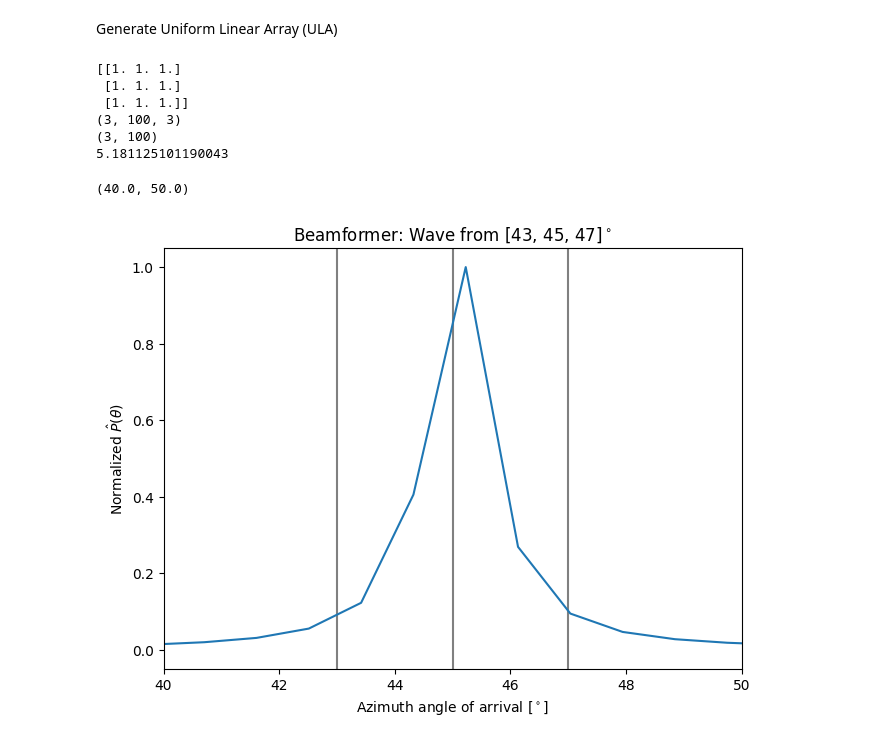
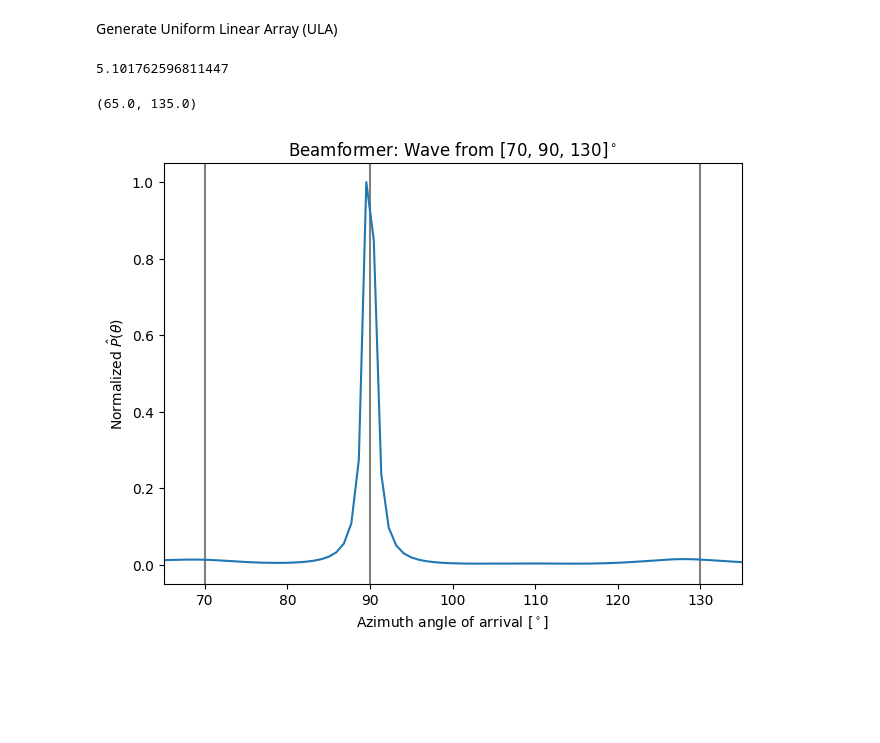
Before and after one commit to Madsen95/ASSP_Miniproject, a Jupyter notebook: dev/Spatial_smoothing.ipynb, the cells around one changed output. Drawn from its saved outputs; the diff is of its cells as text; code cells hidden in the pictures; blank space fills up the shorter version.

Commit message:
Fixed coherent wave generation

```diff
--- a/dev/Spatial_smoothing.ipynb
+++ b/dev/Spatial_smoothing.ipynb
@@ -4,7 +4,7 @@ import matplotlib.pyplot as plt
 # %% [markdown]
 Generate Uniform Linear Array (ULA)
 # %%
-def get_correlated_ULA(el, L, N, p, sVar=10, phi=None, d=None, f0=2.4e9, r0=0):
+def get_ULA(el, L, N, sVar=10, phi=None, d=None, f0=2.4e9, r0=0):
     # Prepare inputs
     el = np.deg2rad(el)
     lambd = 300e6 / f0
@@ -18,16 +18,10 @@ def get_correlated_ULA(el, L, N, p, sVar=10, phi=None, d=None, f0=2.4e9, r0=0):
         r[i] = i * d + r0
 
     # Generate signal s(t)
-    Pxx = np.ones((M, M)) * p               # Set elements equal to p
-    Pxx[np.diag_indices_from(Pxx)] = 1      # Set diagonal equal to 1
-
-    print(Pxx)
-
-    #s = np.sqrt(sVar) * np.random.multivariate_normal(np.zeros(M), Pxx, size=(M, 2*N)).view(np.complex128)[:, :, 0]
-    s = (np.sqrt(sVar) * np.random.multivariate_normal(np.zeros(M), Pxx, size=(M, N)) + 1j * np.random.multivariate_normal(np.zeros(M), Pxx, size=(M, N)))[:, :, 0]
-
-    print(np.random.multivariate_normal(np.zeros(M), Pxx, size=(M, N)).shape)
-    print(s.shape)
+    t_vec = np.linspace(start=1, stop=N, num=N)
+    if phi is None:
+        phi = np.random.uniform(low=0, high=2*np.pi, size=(M, N))
+    s = np.sqrt(sVar) * np.exp(1j * phi)
 
     # Generate steering matrix A(el, az)
     A = np.zeros((L, M), dtype=np.complex128)
@@ -57,7 +51,7 @@ def MUSIC_beamforming(x, r, M, resolution=None, f0=2.4e9):
     r0 = r[0]               # Position of first sensor
 
     # Compute correlation of the signal
-    Rxx = x @ x.conj().T / N
+    Rxx = x @ x.conj().T
 
     # Eigenvalue decomposition
     eig_vals, eig_vecs = np.linalg.eig(Rxx)
@@ -86,31 +80,28 @@ def normalize(arr):
     norm_arr = (abs_arr - np.min(abs_arr)) / (np.max(abs_arr) - np.min(abs_arr))
     return norm_arr
 # %%
-el = [43, 45, 47]   # Impinging waves
+el = [70, 90, 130]   # Impinging waves
 L = 8          # Number of elements in ULA
 N = 100         # Number of observations
-p = 1         # Correlation factor: (Uncorrelated) 0 <= p <= 1 (Correlated)
 
-x, r = get_correlated_ULA(el, L, N, p)
+phi = np.random.uniform(low=0, high=2*np.pi, size=(len(el), N))
+phi[0, :] = phi[-1, :] # Make first and last wave coherent
+
+x, r = get_ULA(el, L, N, sVar=0.01**2, phi=phi)
 x += get_noise(x, 5)
 Pm, el_music = MUSIC_beamforming(x, r, len(el))
 
 # Plot solution
 fig, ax = plt.subplots()
 for theta in el:
     ax.axvline(x = theta, color='gray')
 fig.tight_layout()
 ax.plot(el_music, normalize(Pm), label='MUSIC')
 ax.set_title(f'Beamformer: Wave from {el}$^\\circ$')
 ax.set_ylabel('Normalized $\hat{P}(\\theta)$')
 ax.set_xlabel('Azimuth angle of arrival [$^\\circ$]')
-ax.set_xlim([40, 50])
+ax.set_xlim([np.min(el) - 5, np.max(el) + 5])
 # %% [output]
-[[1. 1. 1.]
- [1. 1. 1.]
- [1. 1. 1.]]
-(3, 100, 3)
-(3, 100)
-5.181125101190043
+5.101762596811447
-(40.0, 50.0)
+(65.0, 135.0)
-[figure, old version]
+[figure, new version]
```
